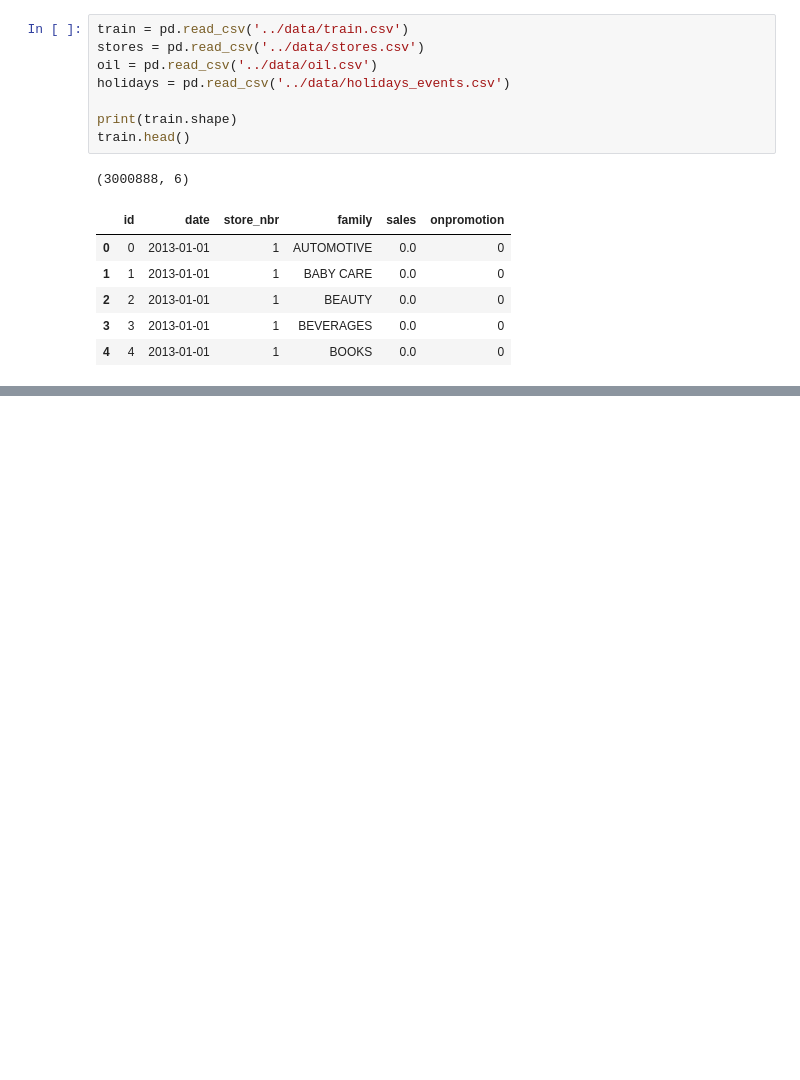
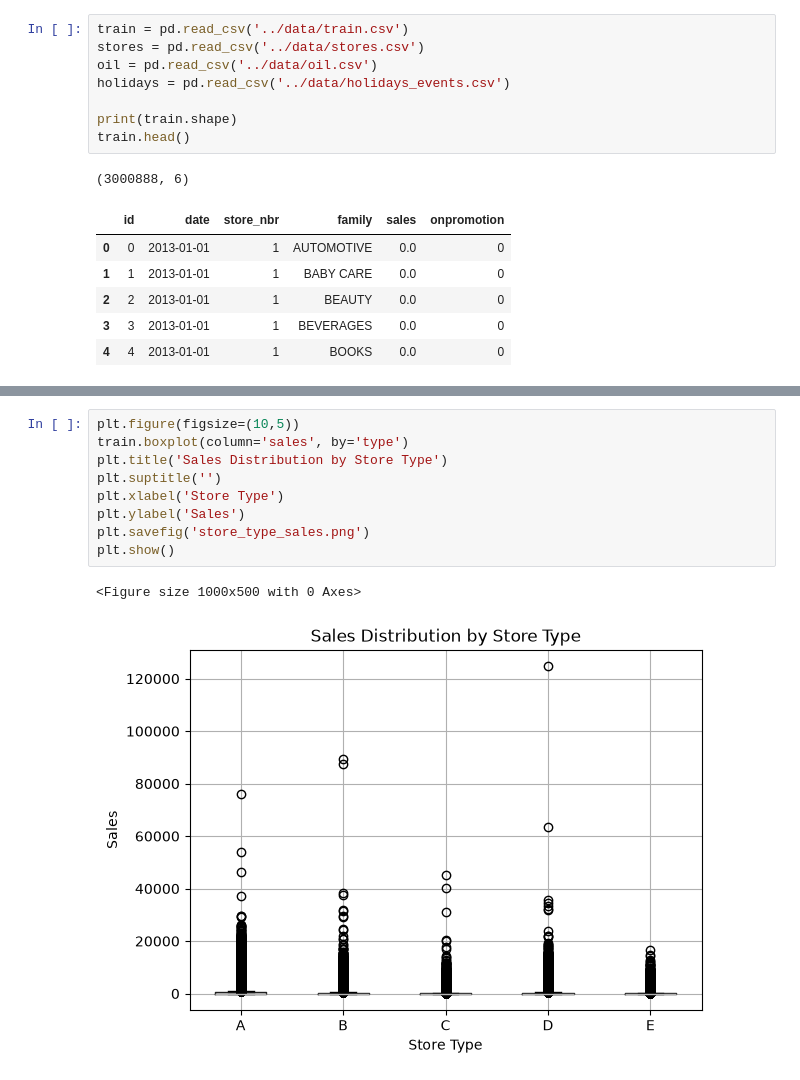
Before and after one commit to gauravhiwale-afk/sales-forecasting, a Jupyter notebook: notebooks/01_eda.ipynb, the cells around one changed output, grey strips where cells are left out. Drawn from its saved outputs; the diff is of its cells as text; blank space fills up the shorter version.

```diff
--- a/notebooks/01_eda.ipynb
+++ b/notebooks/01_eda.ipynb
@@ -21,0 +92,12 @@ train.head()
+# %%
+plt.figure(figsize=(10,5))
+train.boxplot(column='sales', by='type')
+plt.title('Sales Distribution by Store Type')
+plt.suptitle('')
+plt.xlabel('Store Type')
+plt.ylabel('Sales')
+plt.savefig('store_type_sales.png')
+plt.show()
+# %% [output]
+<Figure size 1000x500 with 0 Axes>
+[figure, added]
```
Also changed, not shown: parts of 11 cells of this notebook, 5 other files.
